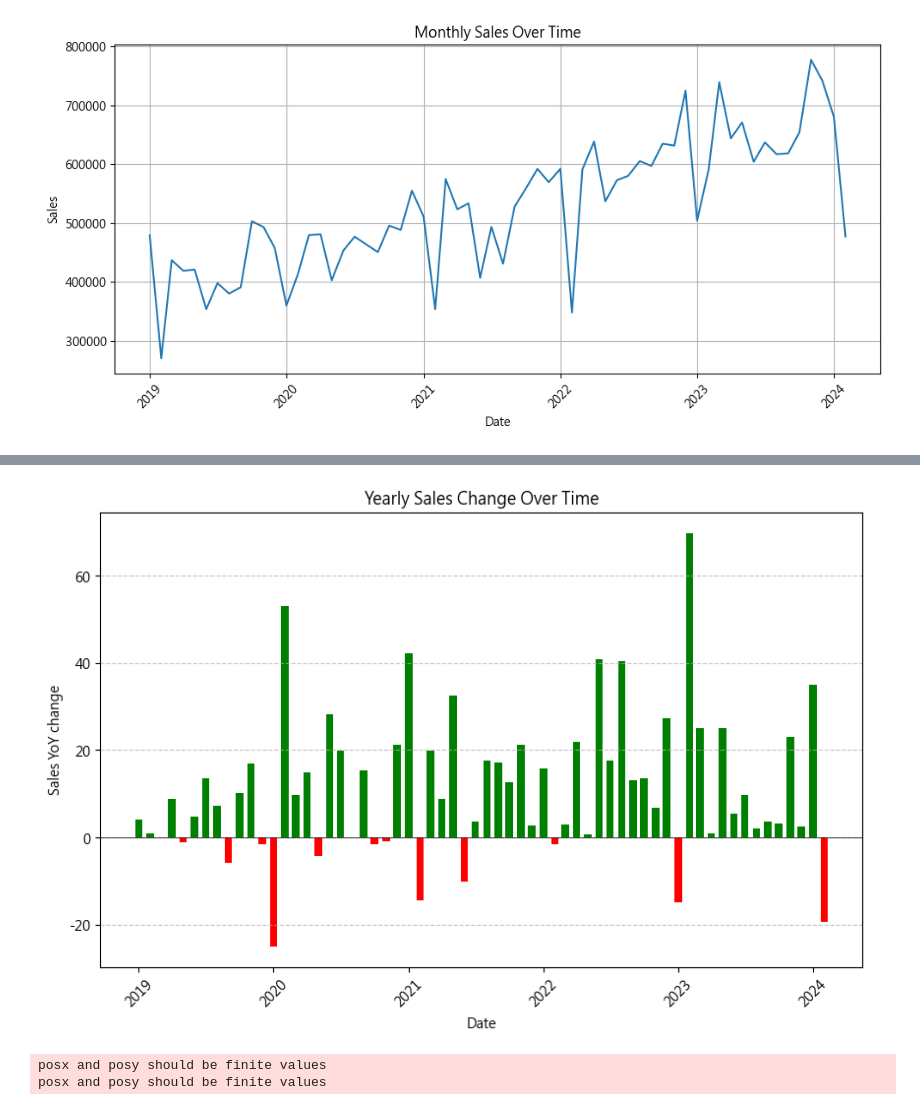
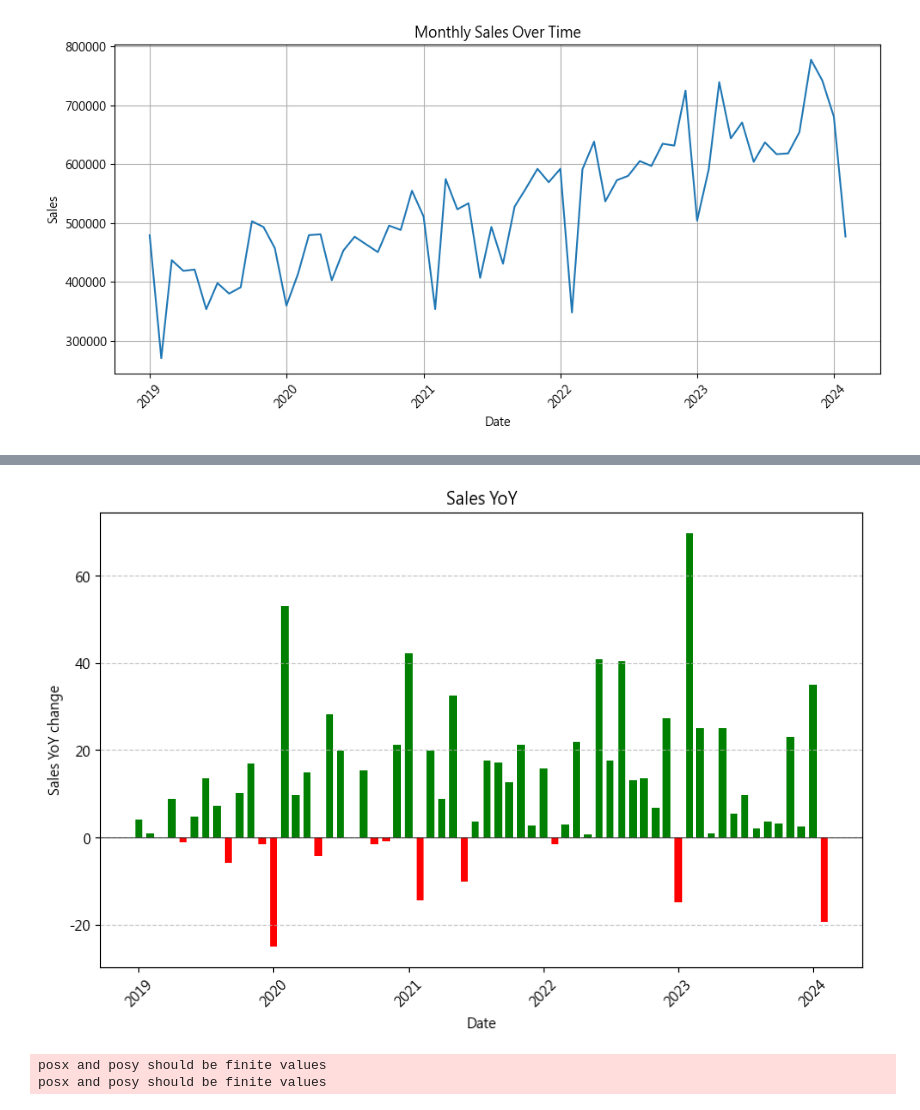
Before and after one commit to YFYDataTeam/credit_investigation, a Jupyter notebook: test1.ipynb, the cells around one changed output, grey strips where cells are left out. Cells and saved outputs as stored; diff of their text form; code cells hidden in the pictures.

```diff
--- a/backend/test1.ipynb
+++ b/test1.ipynb
@@ -63,7 +63,7 @@ def read_config(path):
     except json.JSONDecodeError:
         print(f"Error decoding JSON from the file {path}.")
 # %%
-configs = read_config(path="./conn/connections.json")
+configs = read_config(path="./backend/conn/connections.json")
 job_configs = configs["CREDITREPORT"]['VM1_mysql_conn_info']
 sql_agent = MySQLAgent(job_configs)
 # %%
@@ -531,13 +529,13 @@ mops_bar_plot(df_mops, colors, x_axis, y_axis, x_label, y_label, title)
 # %%
 x_axis = 'period'
 y_axis = 'var_lastyy'
 x_label = 'Date'
 y_label = 'Sales YoY change'
-title = 'Yearly Sales Change Over Time'
+title = 'Sales YoY'
 colors = ['green' if x > 0 else 'red' for x in df_mops['var_lastyy']]
 mops_bar_plot(df_mops, colors, x_axis, y_axis, x_label, y_label, title)
 # %% [output]
-[figure, old version]
+[figure, new version]
 # %%
 # y2m of 4 years in one plot
 df = df_mops[['period_year', 'period_month', 'y2m']]
```
Also changed, not shown: parts of 14 cells of this notebook, 3 other files.
